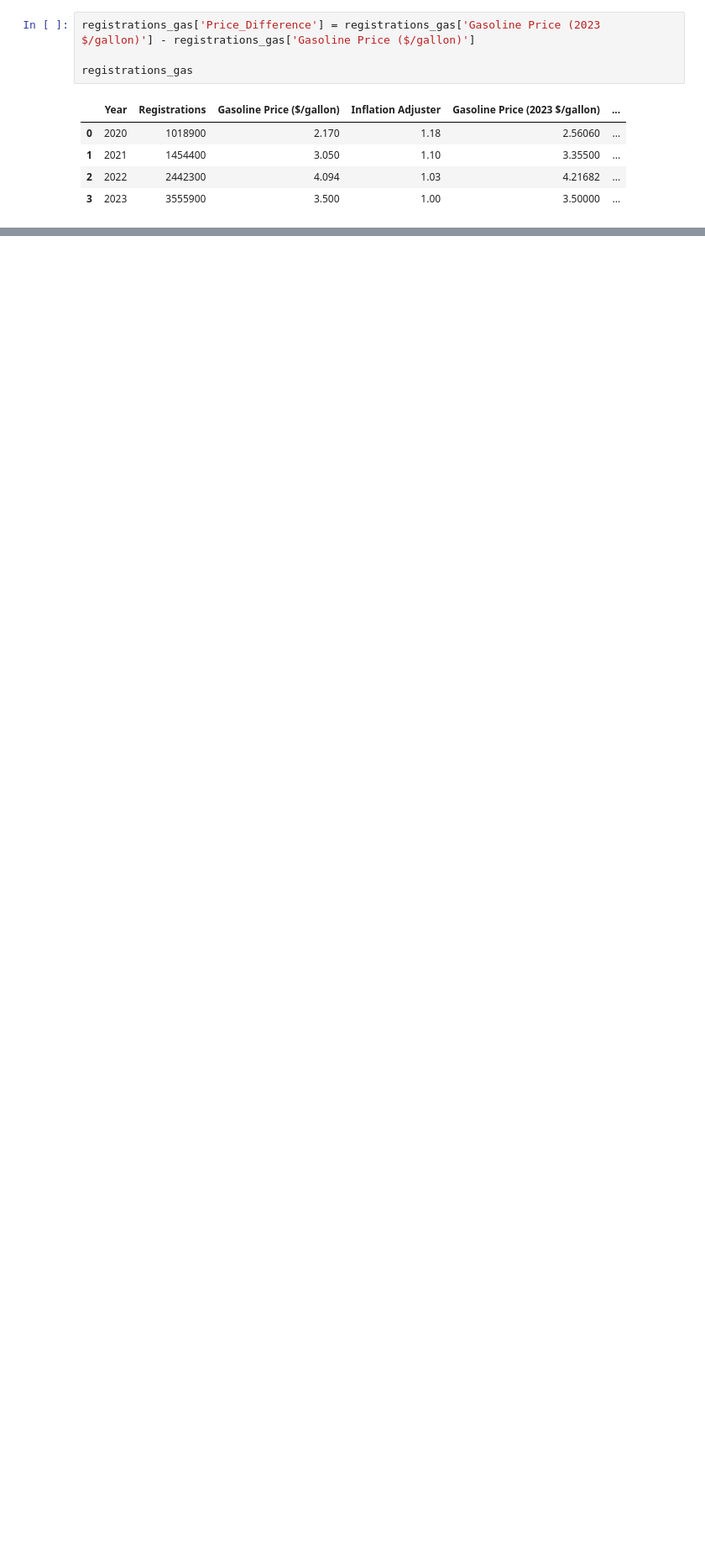
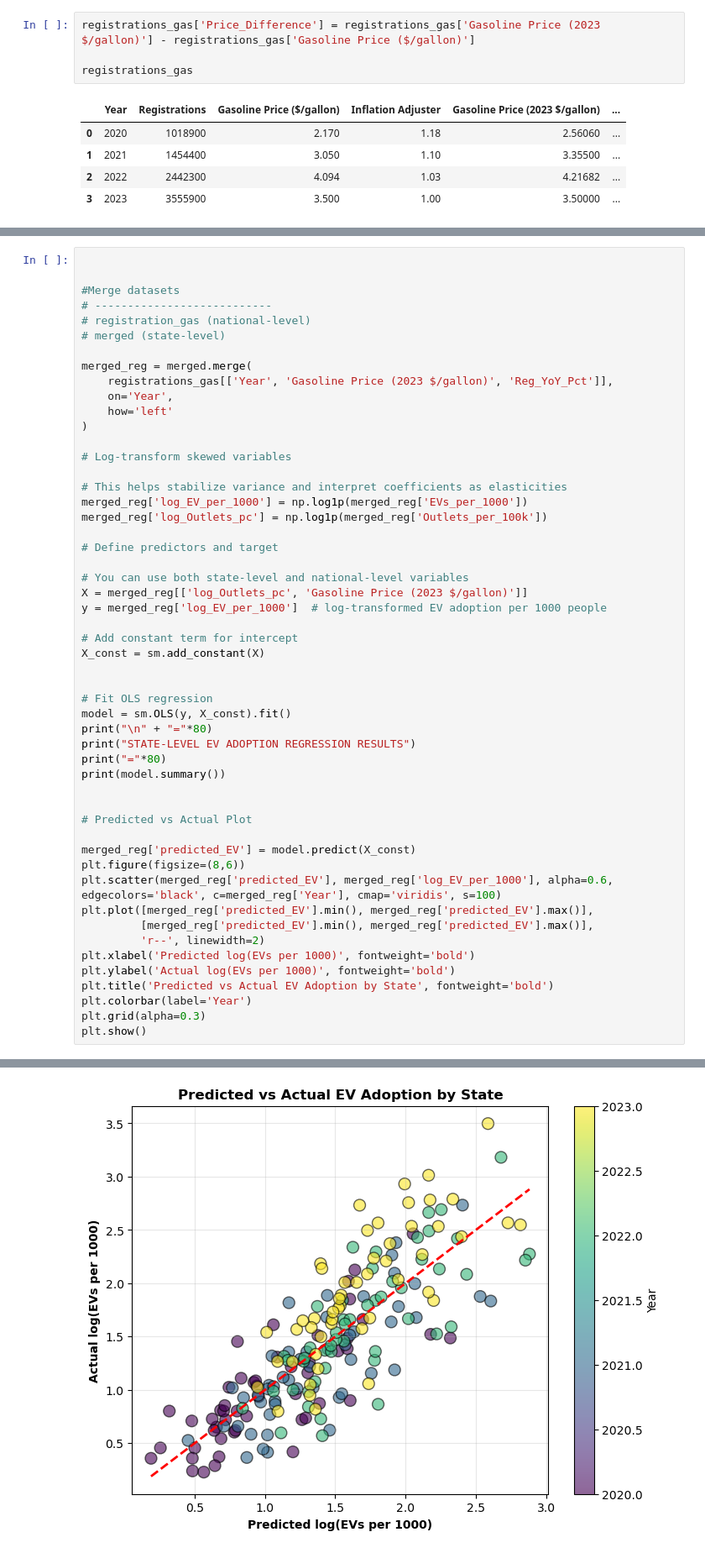
Before and after one commit to ClaudineHandali/dsc190, a Jupyter notebook: charging_stations.ipynb, the cells around one changed output, grey strips where cells are left out. Shown at 84% size. Saved outputs shown, nothing was run; the diff lists cells and outputs as text; blank space fills up the shorter version.

```diff
--- a/charging_stations.ipynb
+++ b/charging_stations.ipynb
@@ -766,0 +823,53 @@ Price_Difference                        1.000000
+# %%
+
+
+#Merge datasets
+# ---------------------------
+# registration_gas (national-level)
+# merged (state-level)
+
+merged_reg = merged.merge(
+    registrations_gas[['Year', 'Gasoline Price (2023 $/gallon)', 'Reg_YoY_Pct']],
+    on='Year',
+    how='left'
+)
+
+# Log-transform skewed variables
+
+# This helps stabilize variance and interpret coefficients as elasticities
+merged_reg['log_EV_per_1000'] = np.log1p(merged_reg['EVs_per_1000'])
+merged_reg['log_Outlets_pc'] = np.log1p(merged_reg['Outlets_per_100k'])
+
+# Define predictors and target
+
+# You can use both state-level and national-level variables
+X = merged_reg[['log_Outlets_pc', 'Gasoline Price (2023 $/gallon)']]
+y = merged_reg['log_EV_per_1000']  # log-transformed EV adoption per 1000 people
+
+# Add constant term for intercept
+X_const = sm.add_constant(X)
+
+
+# Fit OLS regression
+model = sm.OLS(y, X_const).fit()
+print("\n" + "="*80)
+print("STATE-LEVEL EV ADOPTION REGRESSION RESULTS")
+print("="*80)
+print(model.summary())
+
+
+# Predicted vs Actual Plot
+
+merged_reg['predicted_EV'] = model.predict(X_const)
+plt.figure(figsize=(8,6))
+plt.scatter(merged_reg['predicted_EV'], merged_reg['log_EV_per_1000'], alpha=0.6, edgecolors='black', c=merged_reg['Year'], cmap='viridis', s=100)
+plt.plot([merged_reg['predicted_EV'].min(), merged_reg['predicted_EV'].max()],
+         [merged_reg['predicted_EV'].min(), merged_reg['predicted_EV'].max()],
+         'r--', linewidth=2)
+plt.xlabel('Predicted log(EVs per 1000)', fontweight='bold')
+plt.ylabel('Actual log(EVs per 1000)', fontweight='bold')
+plt.title('Predicted vs Actual EV Adoption by State', fontweight='bold')
+plt.colorbar(label='Year')
+plt.grid(alpha=0.3)
+plt.show()
+# %% [output]
@@ -766,0 +893 @@ Price_Difference                        1.000000
+[figure, added]
```
Also changed, not shown: parts of 8 cells of this notebook.
